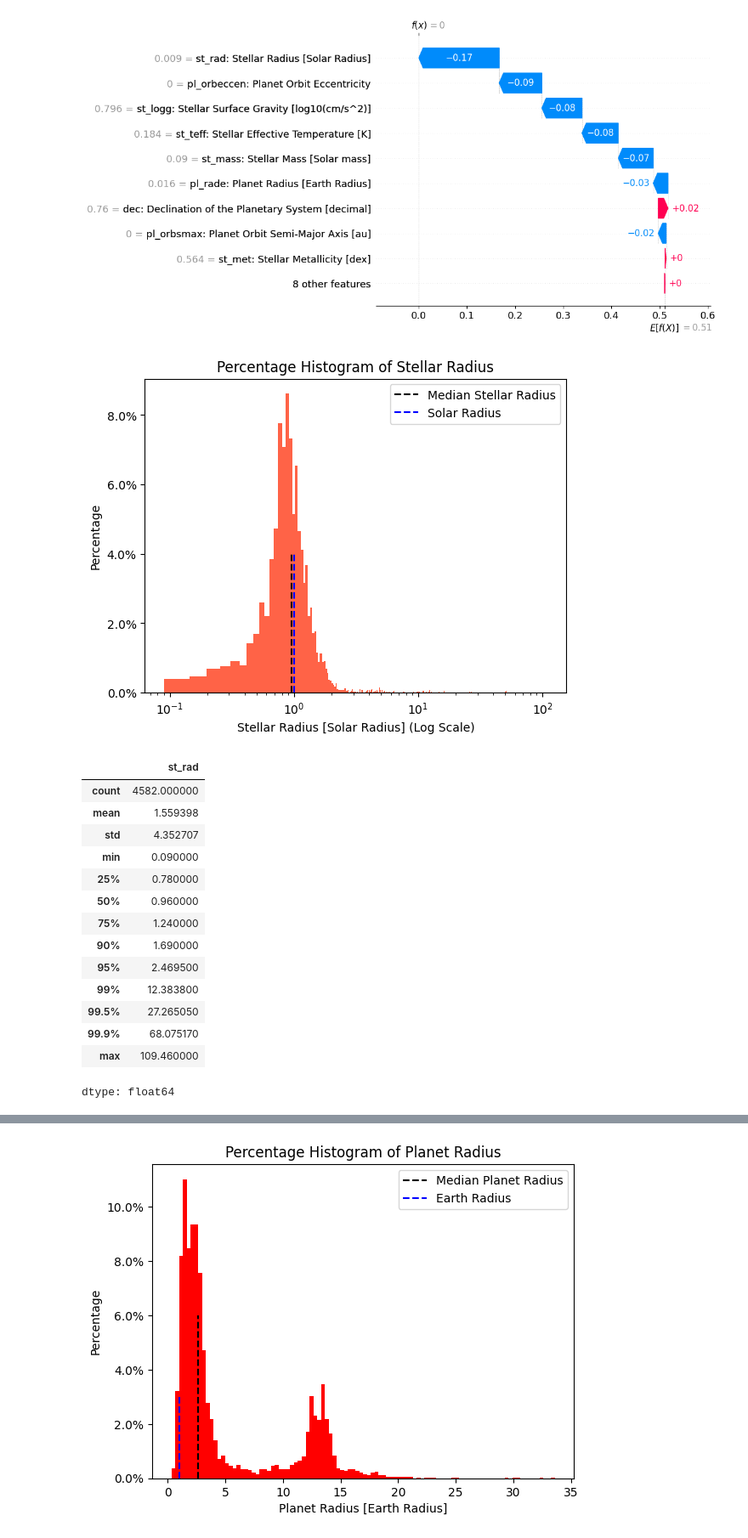
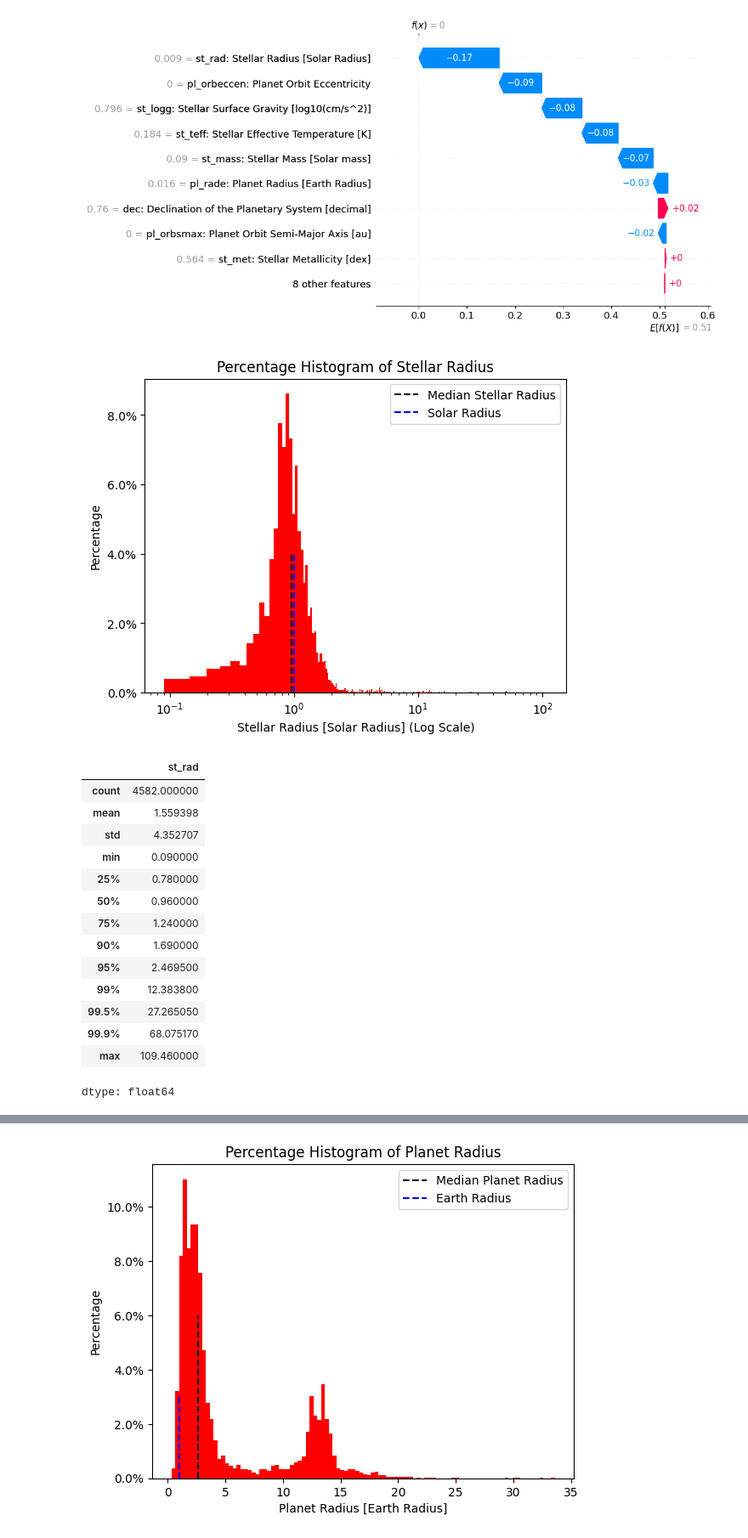
Before and after one commit to christinaxliu/research, a Jupyter notebook: CSRSEF/RandomForest_XGBoost_Classifiers_v1.ipynb, the cells around one changed output, grey strips where cells are left out. Shown at 85% size. Drawn from its saved outputs; the diff is of its cells as text; code cells hidden in the pictures.

Commit message:
Update frequency histogram graphs

```diff
--- a/CSRSEF/RandomForest_XGBoost_Classifiers_v1.ipynb
+++ b/CSRSEF/RandomForest_XGBoost_Classifiers_v1.ipynb
@@ -715,21 +715,21 @@ shap.plots.waterfall(random_forest_classifier_shap_values[1])
 # %%
 hist_data = features_to_balance['st_rad']
 plt.hist(hist_data,
          bins=2000,
          weights=np.ones(len(hist_data)) / len(hist_data),
-         color='tomato')
+         color='red')
 plt.vlines(x=0.96, ymin=0, ymax=0.04, colors='black', linestyles='dashed', label='Median Stellar Radius')
 plt.vlines(x=1, ymin=0, ymax=0.04, colors='blue', linestyles='dashed', label='Solar Radius')
 plt.title("Percentage Histogram of Stellar Radius")
 plt.xscale('log')
 plt.xlabel("Stellar Radius [Solar Radius] (Log Scale)")
 plt.ylabel("Percentage")
 plt.gca().yaxis.set_major_formatter(PercentFormatter(1))
 plt.legend()
 plt.show()
 features_to_balance['st_rad'].describe(percentiles=[.25, .5, .75, .90, .95, .99, .995, .999])
 # %% [output]
-[figure, old version]
+[figure, new version]
 |  | st_rad |
 | count | 4582.000000 |
 | mean | 1.559398 |
```
Also changed, not shown: parts of 5 cells of this notebook.
